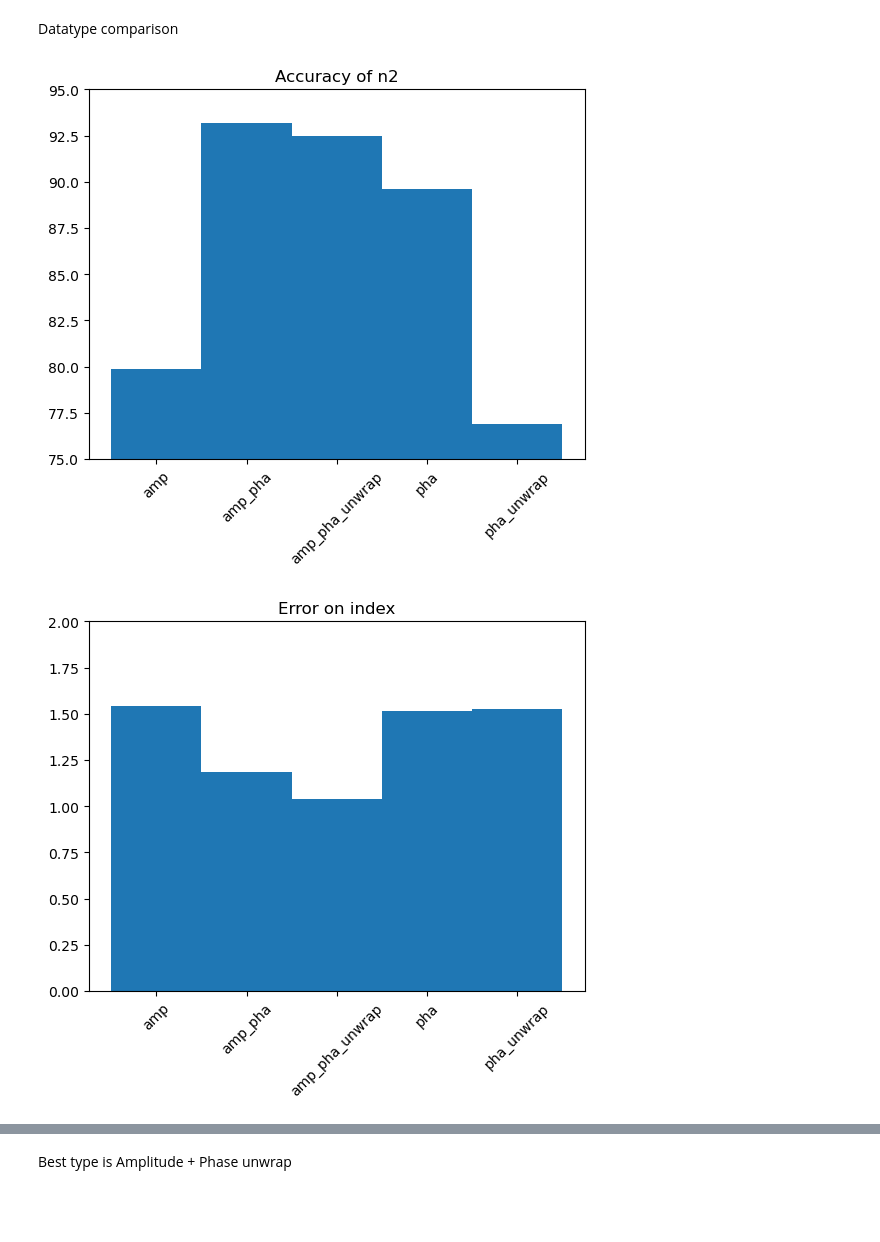
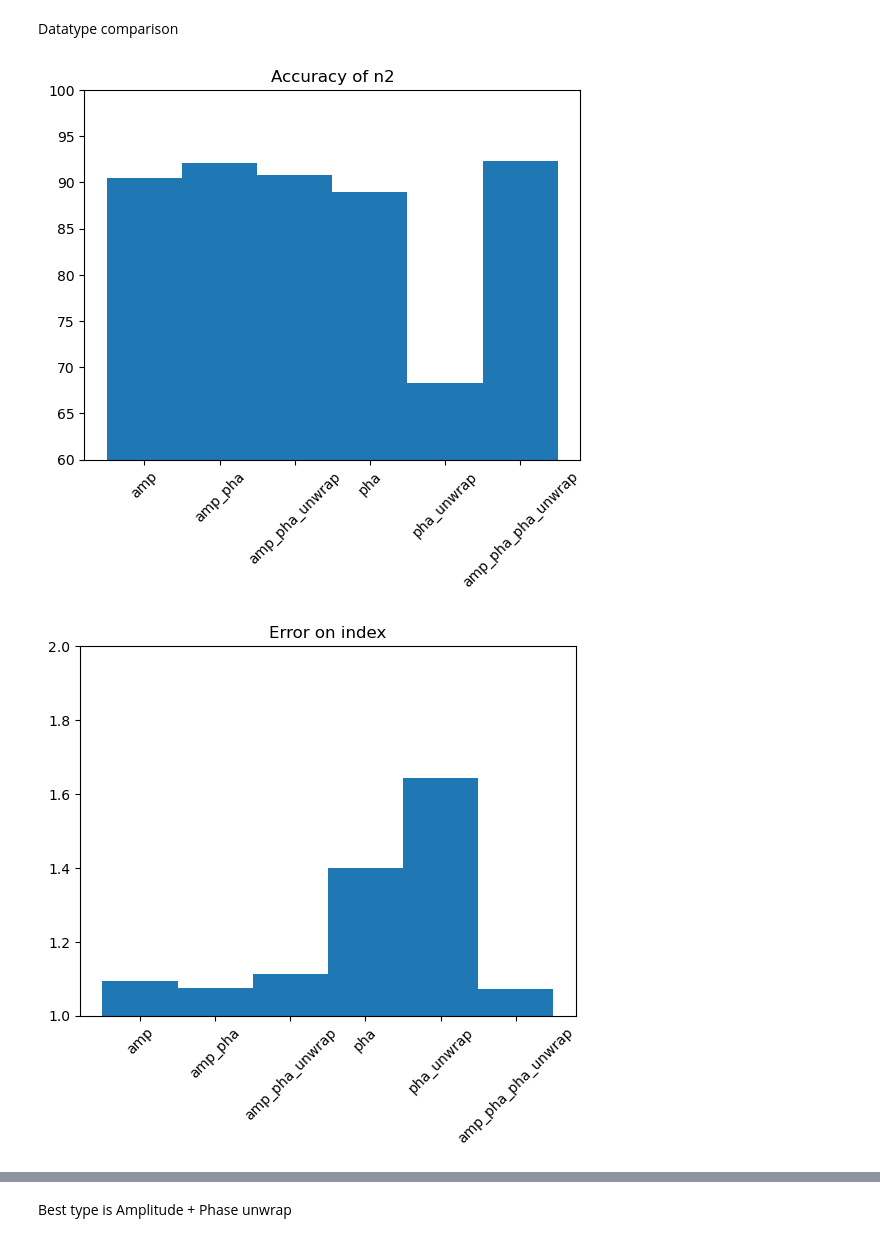
Before and after one commit to Quantum-Optics-LKB/xp2nlse-ml, a Jupyter notebook: single_power/benchmark_visualizer_single_power.ipynb, the cells around one changed output, grey strips where cells are left out. Cells and saved outputs as stored; diff of their text form; code cells hidden in the pictures; blank space fills up the shorter version.

```diff
--- a/single_power/benchmark_visualizer_single_power.ipynb
+++ b/single_power/benchmark_visualizer_single_power.ipynb
@@ -35,13 +35,13 @@ model_v5_accuracy_isat = []
 model_v5_index_error_isat = []
 
 data_types = ["amp", "amp_pha", "amp_pha_unwrap", "pha", "pha_unwrap", "amp_pha_pha_unwrap"]
-model_types = [["model_resnetv2",model_v2_accuracy_n2,model_v2_index_error_n2,
+model_types = [["model_resnetv2_1powers",model_v2_accuracy_n2,model_v2_index_error_n2,
                 model_v2_accuracy_isat,model_v2_index_error_isat],
-                ["model_resnetv3",model_v3_accuracy_n2,model_v3_index_error_n2,
+                ["model_resnetv3_1powers",model_v3_accuracy_n2,model_v3_index_error_n2,
                 model_v3_accuracy_isat,model_v3_index_error_isat],
-                ["model_resnetv4",model_v4_accuracy_n2,model_v4_index_error_n2,
+                ["model_resnetv4_1powers",model_v4_accuracy_n2,model_v4_index_error_n2,
                 model_v4_accuracy_isat,model_v4_index_error_isat],
-                ["model_resnetv5",model_v5_accuracy_n2,model_v5_index_error_n2,
+                ["model_resnetv5_1powers",model_v5_accuracy_n2,model_v5_index_error_n2,
                 model_v5_accuracy_isat,model_v5_index_error_isat]]
 
 for data_type in data_types:
@@ -168,13 +193,15 @@ data_types = [["amp",amp_accuracy_n2,amp_index_error_n2,
                 amp_pha_accuracy_isat,amp_pha_index_error_isat],
                 ["amp_pha_unwrap",amp_pha_unwrap_accuracy_n2,amp_pha_unwrap_index_error_n2,
                 amp_pha_unwrap_accuracy_isat,amp_pha_unwrap_index_error_isat],
+                ["pha",pha_accuracy_n2,pha_index_error_n2,
+                pha_accuracy_isat,pha_index_error_isat],
                 ["pha_unwrap",pha_unwrap_accuracy_n2,pha_unwrap_index_error_n2,
                 pha_unwrap_accuracy_isat,pha_unwrap_index_error_isat],
                 ["amp_pha_pha_unwrap",amp_pha_pha_unwrap_accuracy_n2,amp_pha_pha_unwrap_index_error_n2,
                 amp_pha_pha_unwrap_accuracy_isat,amp_pha_pha_unwrap_index_error_isat]]
 
 
-model_types = ["model_resnetv2","model_resnetv3","model_resnetv4","model_resnetv5"]
+model_types = ["model_resnetv2_1powers","model_resnetv3_1powers","model_resnetv4_1powers","model_resnetv5_1powers"]
 
 for model_type in model_types:
     for properties in data_types:
@@ -194,33 +221,33 @@ for index in range(len(data_types)):
     for i in range(1,5):
         data_types[index][i] = np.array(data_types[index][i])
 # %%
-mean_accuracy_data_n2 = np.zeros(5)
-mean_index_error_data_n2 = np.zeros(5)
+mean_accuracy_data_n2 = np.zeros(6)
+mean_index_error_data_n2 = np.zeros(6)
 data_type_list = []
 
 
 for index in range(len(data_types)):
     data_type_list += [data_types[index][0]]
     mean_accuracy_data_n2[index] = np.mean(data_types[index][1])
     mean_index_error_data_n2[index] = np.mean(data_types[index][2])
 
-x_positions = [0.5, 1.5, 2.5, 3.5, 4.5]
-y_positions = [20,95]
+x_positions = [0.5, 1.5, 2.5, 3.5, 4.5, 5.5]
+y_positions = [60,100]
 # plt.figure(figsize=(10,10))
 plt.title("Accuracy of n2")
 plt.stairs(mean_accuracy_data_n2, fill=True)
 plt.ylim(y_positions)
 plt.xticks(x_positions, data_type_list, rotation=45)
 plt.show()
 
-y_positions = [1,3]
+y_positions = [1,2]
 # plt.figure(figsize=(10,10))
 plt.title("Error on index")
 plt.stairs(mean_index_error_data_n2, fill=True)
 plt.ylim(y_positions)
 plt.xticks(x_positions, data_type_list, rotation=45)
 plt.show()
 # %% [output]
-[figure, old version]
+[figure, new version]
-[figure, old version]
+[figure, new version]
 # %%
```
Also changed, not shown: parts of 5 cells of this notebook, 8 other files.
